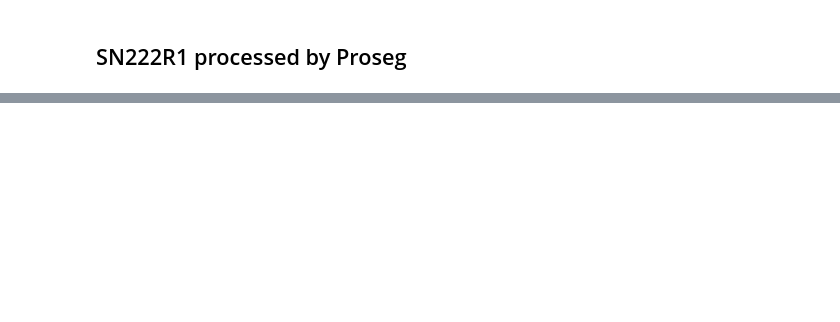
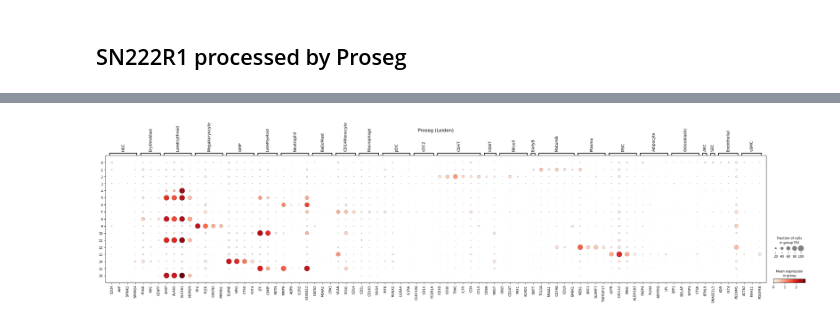
Before and after one commit to WHChou/Spatial_omics_segmentation, a Jupyter notebook: proseg/test_proseg.ipynb, the cells around one changed output, grey strips where cells are left out. Drawn from its saved outputs; the diff is of its cells as text; code cells hidden in the pictures; blank space fills up the shorter version.

```diff
--- a/proseg/test_proseg.ipynb
+++ b/proseg/test_proseg.ipynb
@@ -174,0 +126,5 @@ df[df['cluster'] == '11']
+# %%
+rsc.get.anndata_to_CPU(proseg_adata)
+sc.pl.dotplot(proseg_adata, all_markers, groupby='leiden', title = 'Proseg (Leiden)', save = 'proseg_dotplot_by_cluster.png')
+plt.show()
+# %% [output]
@@ -174,0 +132 @@ df[df['cluster'] == '11']
+[figure, added]
```
Also changed, not shown: parts of 30 cells of this notebook, 5 other files.
